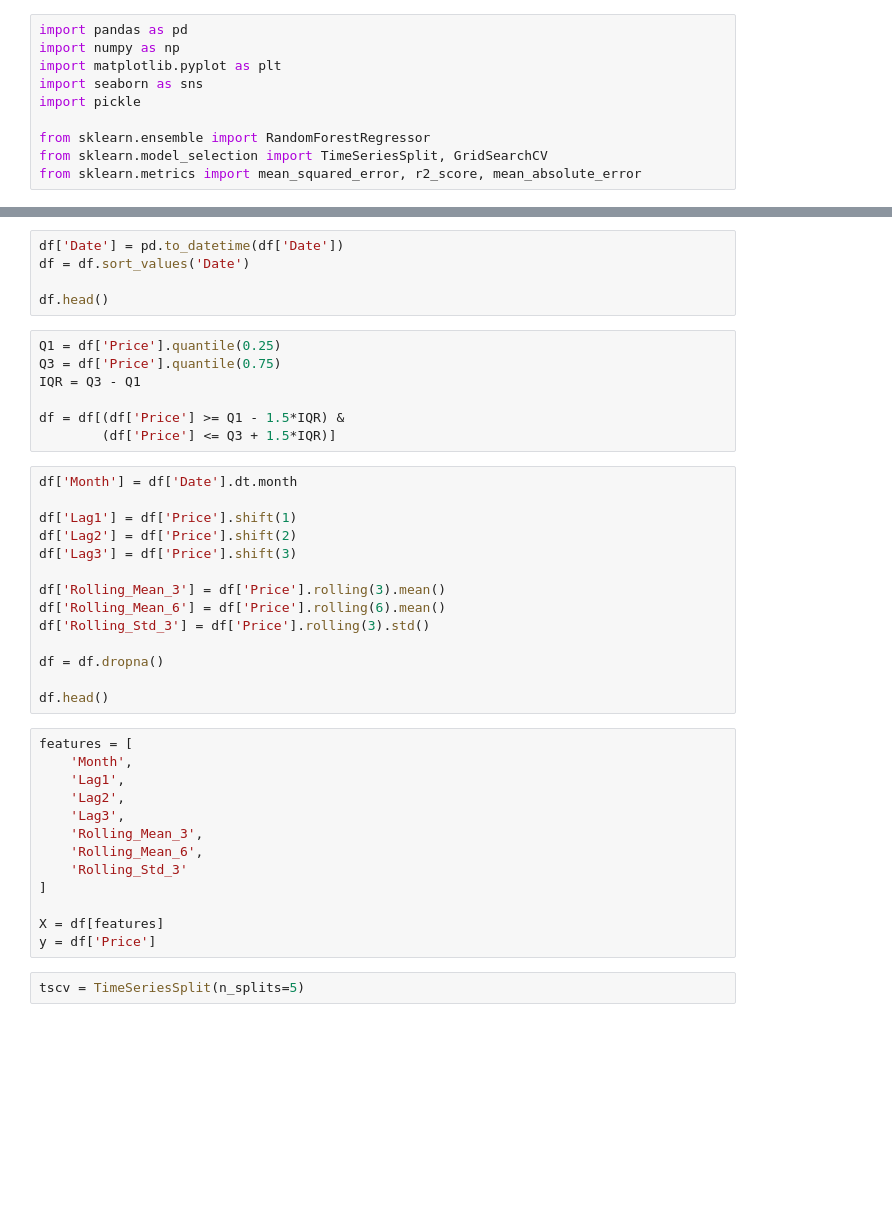
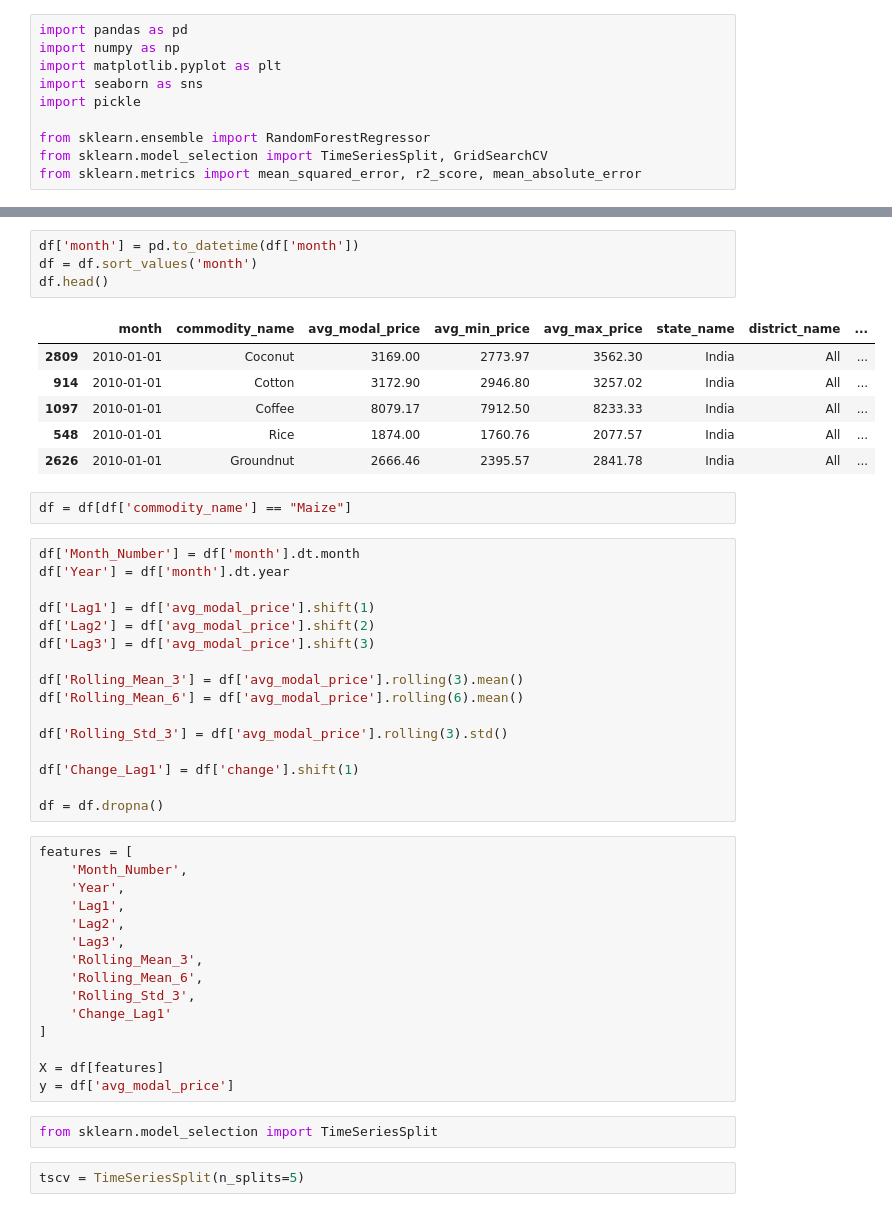
Before and after one commit to Vinayyarakalapudi/miniproject, a Jupyter notebook: price.ipynb, the cells around one changed output, grey strips where cells are left out. Cells and saved outputs as stored; diff of their text form; blank space fills up the shorter version.

```diff
--- a/price.ipynb
+++ b/price.ipynb
@@ -45,42 +59,49 @@ FileNotFoundError: [Errno 2] No such file or directory: 'crop_price_dataset.csv'
 # %%
-df['Date'] = pd.to_datetime(df['Date'])
-df = df.sort_values('Date')
-
+df['month'] = pd.to_datetime(df['month'])
+df = df.sort_values('month')
 df.head()
+# %% [output]
+|  | month | commodity_name | avg_modal_price | avg_min_price | avg_max_price | state_name | district_name | ... |
+| 2809 | 2010-01-01 | Coconut | 3169.00 | 2773.97 | 3562.30 | India | All | ... |
+| 914 | 2010-01-01 | Cotton | 3172.90 | 2946.80 | 3257.02 | India | All | ... |
+| 1097 | 2010-01-01 | Coffee | 8079.17 | 7912.50 | 8233.33 | India | All | ... |
+| 548 | 2010-01-01 | Rice | 1874.00 | 1760.76 | 2077.57 | India | All | ... |
+| 2626 | 2010-01-01 | Groundnut | 2666.46 | 2395.57 | 2841.78 | India | All | ... |
-# %%
-Q1 = df['Price'].quantile(0.25)
-Q3 = df['Price'].quantile(0.75)
-IQR = Q3 - Q1
-
-df = df[(df['Price'] >= Q1 - 1.5*IQR) &
-        (df['Price'] <= Q3 + 1.5*IQR)]
+# %%
+df = df[df['commodity_name'] == "Maize"]
 # %%
-df['Month'] = df['Date'].dt.month
+df['Month_Number'] = df['month'].dt.month
+df['Year'] = df['month'].dt.year
 
-df['Lag1'] = df['Price'].shift(1)
-df['Lag2'] = df['Price'].shift(2)
-df['Lag3'] = df['Price'].shift(3)
+df['Lag1'] = df['avg_modal_price'].shift(1)
+df['Lag2'] = df['avg_modal_price'].shift(2)
+df['Lag3'] = df['avg_modal_price'].shift(3)
 
-df['Rolling_Mean_3'] = df['Price'].rolling(3).mean()
-df['Rolling_Mean_6'] = df['Price'].rolling(6).mean()
-df['Rolling_Std_3'] = df['Price'].rolling(3).std()
+df['Rolling_Mean_3'] = df['avg_modal_price'].rolling(3).mean()
+df['Rolling_Mean_6'] = df['avg_modal_price'].rolling(6).mean()
+
+df['Rolling_Std_3'] = df['avg_modal_price'].rolling(3).std()
+
+df['Change_Lag1'] = df['change'].shift(1)
 
 df = df.dropna()
-
-df.head()
 # %%
 features = [
-    'Month',
+    'Month_Number',
+    'Year',
     'Lag1',
     'Lag2',
     'Lag3',
     'Rolling_Mean_3',
     'Rolling_Mean_6',
-    'Rolling_Std_3'
+    'Rolling_Std_3',
+    'Change_Lag1'
 ]
 
 X = df[features]
-y = df['Price']
+y = df['avg_modal_price']
+# %%
+from sklearn.model_selection import TimeSeriesSplit
 # %%
 tscv = TimeSeriesSplit(n_splits=5)
 # %%
```
Also changed, not shown: parts of 10 cells of this notebook.
